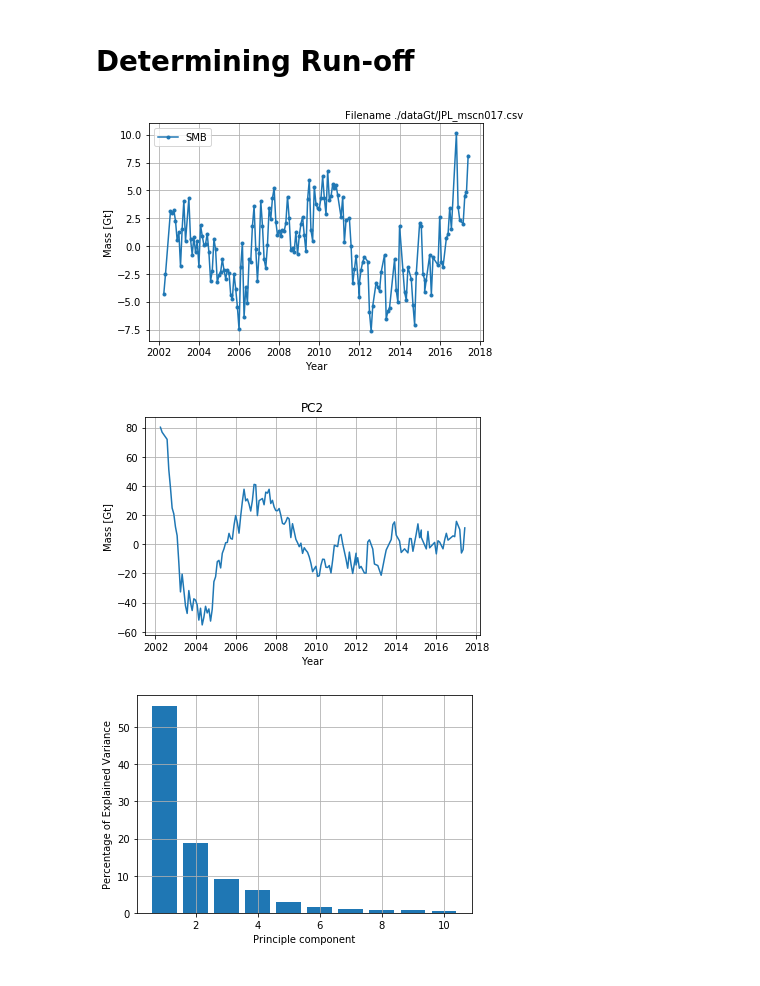
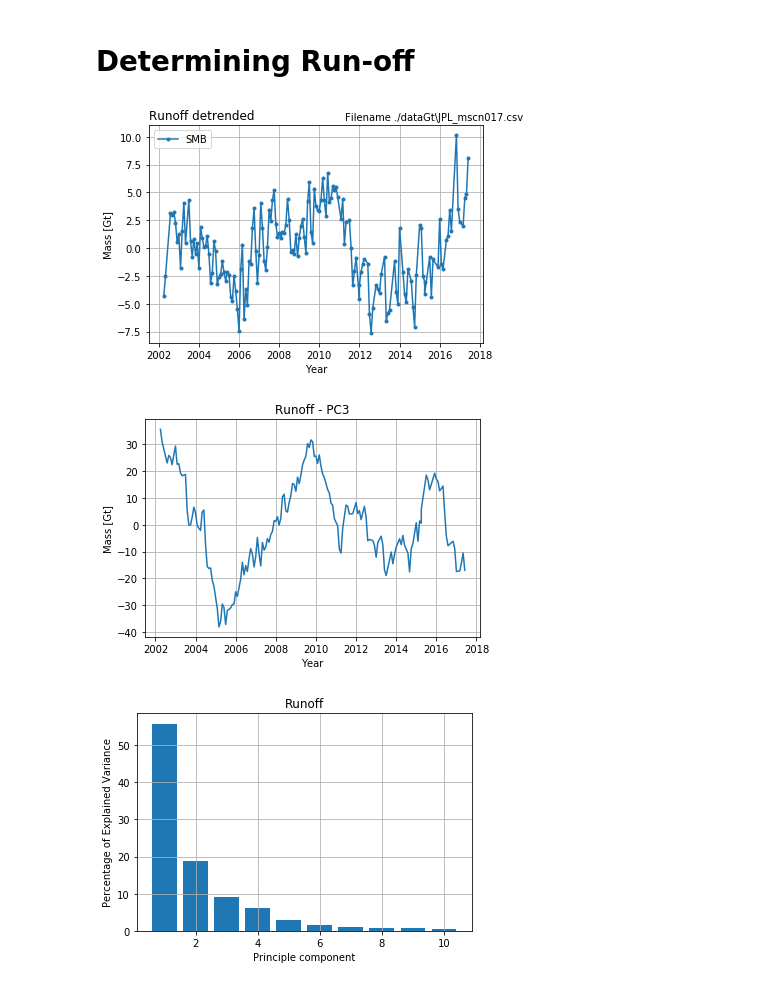
Before and after one commit to AdriaanGr/MAIO_project, a Jupyter notebook: MAIO_project2.ipynb, the cells around one changed output. Saved outputs shown, nothing was run; the diff lists cells and outputs as text; code cells hidden in the pictures.

```diff
--- a/MAIO_project2.ipynb
+++ b/MAIO_project2.ipynb
@@ -636,47 +641,49 @@ f, ax = plt.subplots()
 ax.plot(T[matching_inds] / 12 + 2002, run_off[data_num-1],'.-',label = 'SMB')
 ax.set_xlabel('Year')
 ax.set_ylabel('Mass [Gt]')
+plt.title('Runoff detrended', loc='left')
 plt.legend()
 ax.grid()
 ax.text(0.58, 0.9, "Filename %s" % (file_n[data_num-1]), transform=f.transFigure)
 f.savefig("./Pictures/timeseries_%i_runoff" % file_ids[data_num-1], dpi=300)
 plt.show()
 # %% [output]
-[figure, old version]
+[figure, new version]
 # %%
 # PCA Analysis
 
 R = run_off.T
 RT = np.copy(R.T)
 for i in range(RT.shape[0]):
     RT[i] -= RT[i].mean()
 R = np.copy(RT.T)
 C = np.dot(RT, R)
 evals_r, evecs_r = np.linalg.eig(C)
 PCA_r = np.dot(R, evecs_r[:])
 
 # Plot PCA
-PCA_num = 2
+PCA_num = 3
 
 plt.plot(T[matching_inds] / 12 + 2002, PCA_r[:,PCA_num-1])
 plt.xlabel('Year')
 plt.ylabel('Mass [Gt]')
-plt.title('PC' + str(PCA_num))
+plt.title('Runoff - PC' + str(PCA_num))
 plt.grid()
 plt.savefig("./Pictures/PC%i_runoff.png" % PCA_num, dpi=300)
 plt.show()
 
 pca_max = 10
 bars = evals_r / evals_r.sum()*100
 plt.bar(x=range(1,pca_max+1), height=bars[:pca_max])
+plt.title('Runoff')
 plt.xlabel('Principle component')
 plt.ylabel('Percentage of Explained Variance')
 plt.grid()
 plt.savefig("./Pictures/PC_explained_runoff", dpi=300)
 plt.show()
 # %% [output]
-[figure, old version]
+[figure, new version]
-[figure, old version]
+[figure, new version]
 # %%
 # Verbeterde Plot Routine
 time = 6
```
Also changed, not shown: parts of 13 cells of this notebook, 4 other files.
